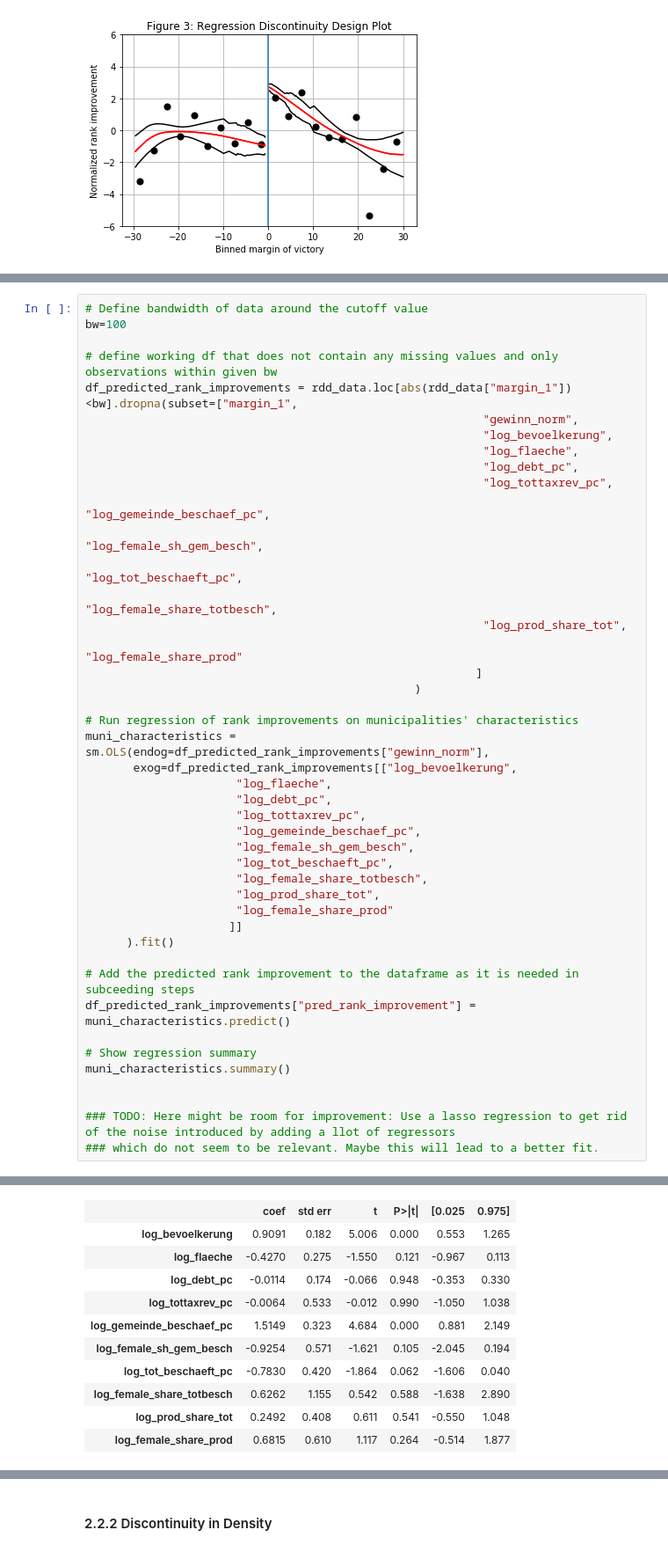
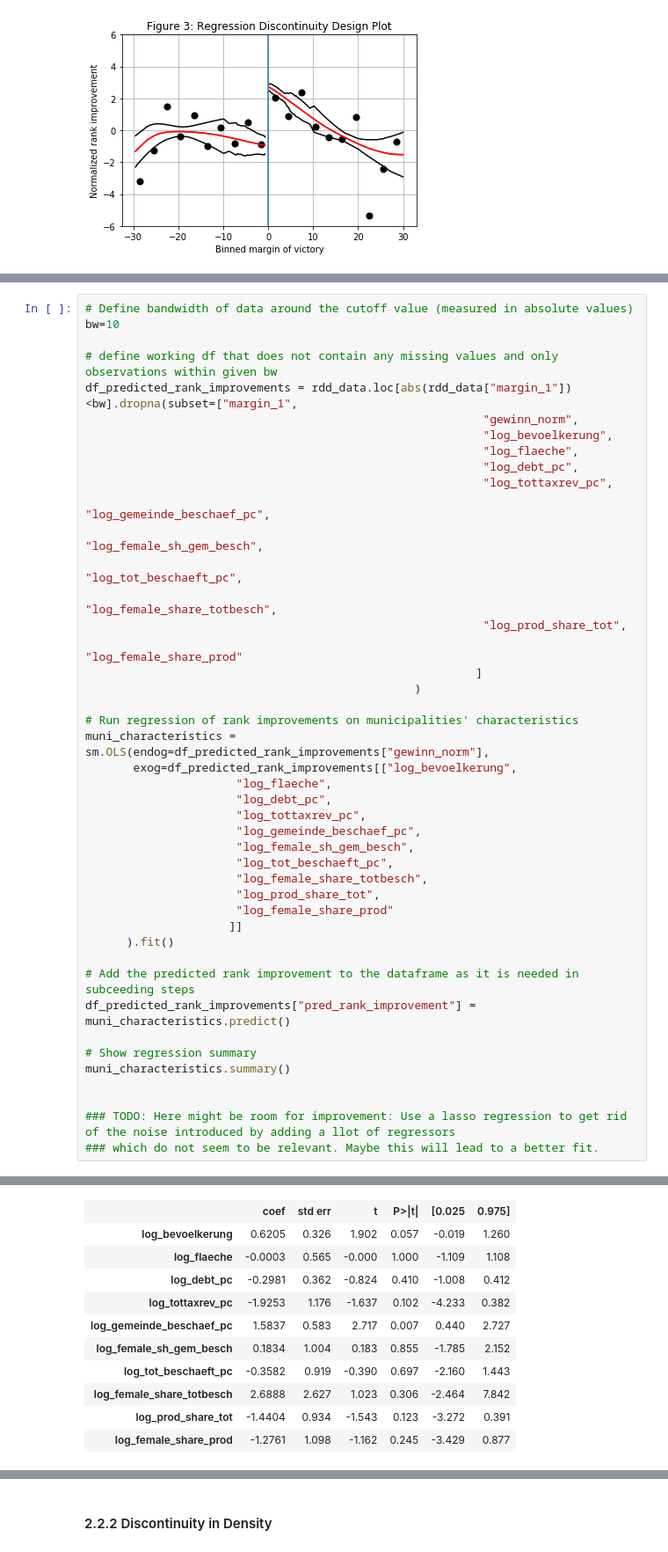
Before and after one commit to DaLueke/replication-baskeran-hessami-2018, a Jupyter notebook: student_project.ipynb, the cells around one changed output, grey strips where cells are left out. Shown at 88% size. Saved outputs shown, nothing was run; the diff lists cells and outputs as text.

```diff
--- a/student_project.ipynb
+++ b/student_project.ipynb
@@ -277,6 +385,6 @@ Check whether the RD design achieves a local randomization.
 # %%
-# Define bandwidth of data around the cutoff value
-bw=100
+# Define bandwidth of data around the cutoff value (measured in absolute values)
+bw=10
 
 # define working df that does not contain any missing values and only observations within given bw
 df_predicted_rank_improvements = rdd_data.loc[abs(rdd_data["margin_1"])<bw].dropna(subset=["margin_1",
@@ -330,13 +438,13 @@ OLS Regression Results
 | Df Model: | 10 |  |  |
 | Covariance Type: | nonrobust |  |  |
 |  | coef | std err | t | P>|t| | [0.025 | 0.975] |
-| log_bevoelkerung | 0.9091 | 0.182 | 5.006 | 0.000 | 0.553 | 1.265 |
-| log_flaeche | -0.4270 | 0.275 | -1.550 | 0.121 | -0.967 | 0.113 |
-| log_debt_pc | -0.0114 | 0.174 | -0.066 | 0.948 | -0.353 | 0.330 |
-| log_tottaxrev_pc | -0.0064 | 0.533 | -0.012 | 0.990 | -1.050 | 1.038 |
-| log_gemeinde_beschaef_pc | 1.5149 | 0.323 | 4.684 | 0.000 | 0.881 | 2.149 |
-| log_female_sh_gem_besch | -0.9254 | 0.571 | -1.621 | 0.105 | -2.045 | 0.194 |
-| log_tot_beschaeft_pc | -0.7830 | 0.420 | -1.864 | 0.062 | -1.606 | 0.040 |
-| log_female_share_totbesch | 0.6262 | 1.155 | 0.542 | 0.588 | -1.638 | 2.890 |
-| log_prod_share_tot | 0.2492 | 0.408 | 0.611 | 0.541 | -0.550 | 1.048 |
-| log_female_share_prod | 0.6815 | 0.610 | 1.117 | 0.264 | -0.514 | 1.877 |
+| log_bevoelkerung | 0.6205 | 0.326 | 1.902 | 0.057 | -0.019 | 1.260 |
+| log_flaeche | -0.0003 | 0.565 | -0.000 | 1.000 | -1.109 | 1.108 |
+| log_debt_pc | -0.2981 | 0.362 | -0.824 | 0.410 | -1.008 | 0.412 |
+| log_tottaxrev_pc | -1.9253 | 1.176 | -1.637 | 0.102 | -4.233 | 0.382 |
+| log_gemeinde_beschaef_pc | 1.5837 | 0.583 | 2.717 | 0.007 | 0.440 | 2.727 |
+| log_female_sh_gem_besch | 0.1834 | 1.004 | 0.183 | 0.855 | -1.785 | 2.152 |
+| log_tot_beschaeft_pc | -0.3582 | 0.919 | -0.390 | 0.697 | -2.160 | 1.443 |
+| log_female_share_totbesch | 2.6888 | 2.627 | 1.023 | 0.306 | -2.464 | 7.842 |
+| log_prod_share_tot | -1.4404 | 0.934 | -1.543 | 0.123 | -3.272 | 0.391 |
+| log_female_share_prod | -1.2761 | 1.098 | -1.162 | 0.245 | -3.429 | 0.877 |
```
Also changed, not shown: parts of 16 cells of this notebook.
